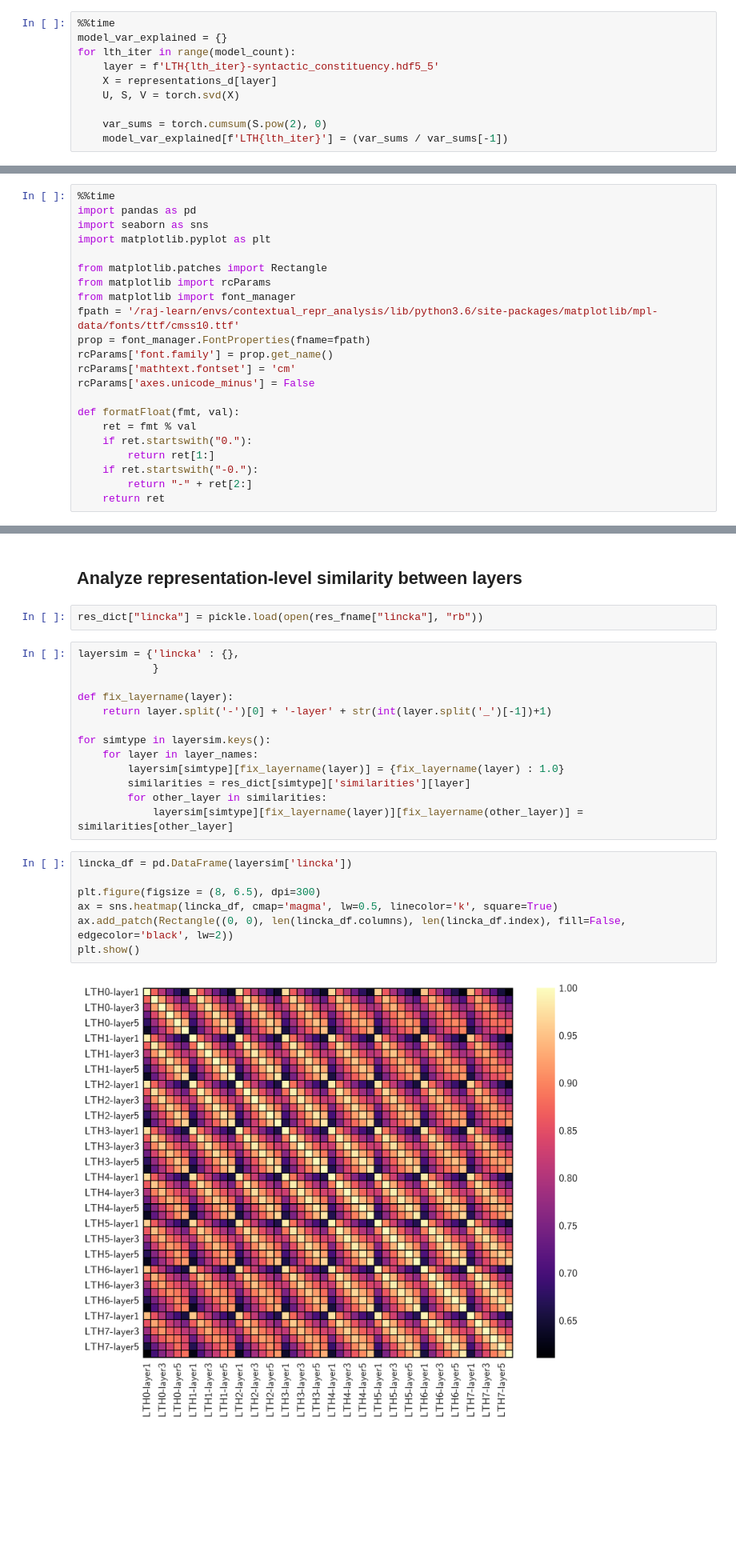
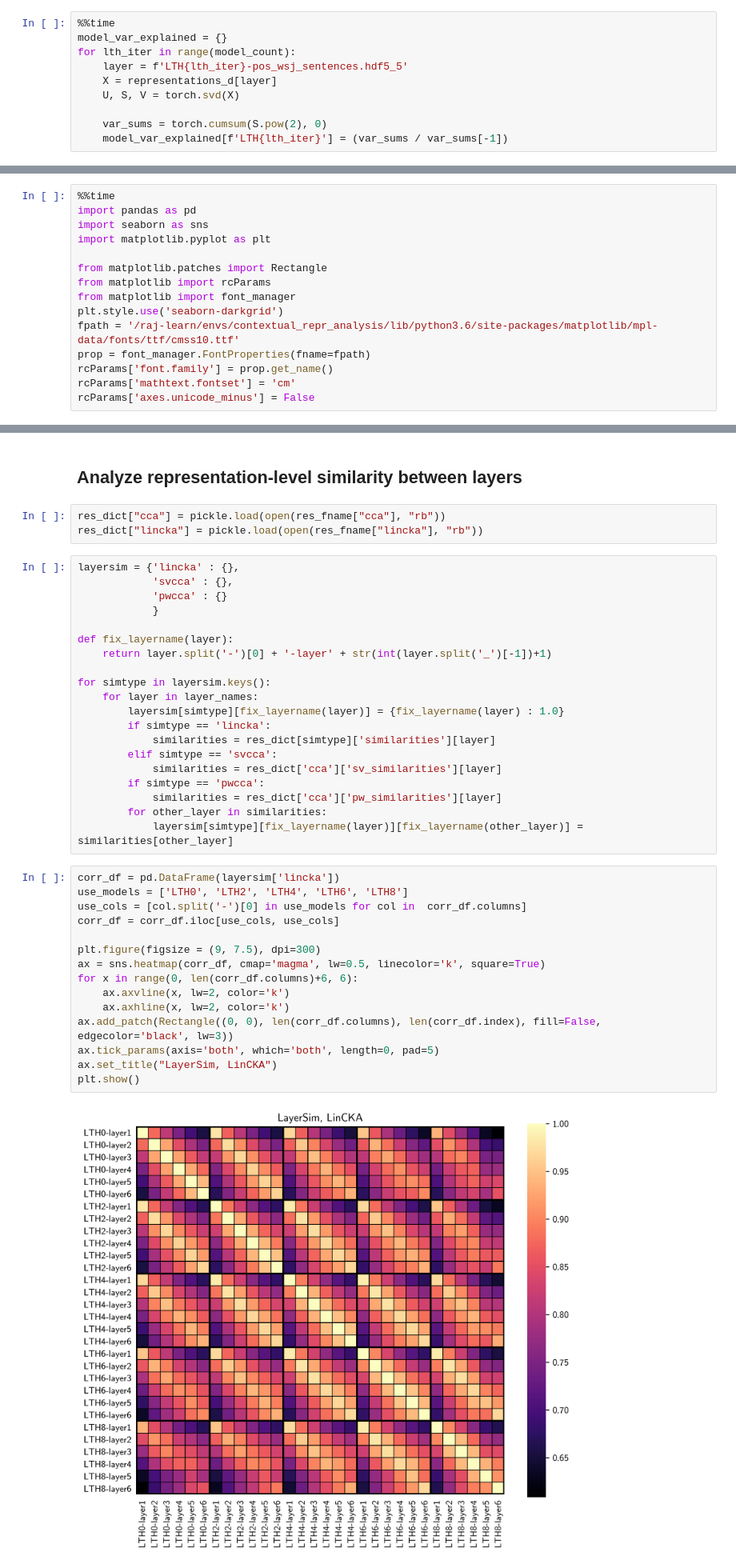
Before and after one commit to rmovva/lth-fairseq, a Jupyter notebook: analysis/analyze_representation_similarity.ipynb, the cells around one changed output, grey strips where cells are left out. Shown at 80% size. Drawn from its saved outputs; the diff is of its cells as text; blank space fills up the shorter version.

```diff
--- a/analysis/analyze_representation_similarity.ipynb
+++ b/analysis/analyze_representation_similarity.ipynb
@@ -202,7 +214,7 @@ display(topK_matched_neurons)
 %%time
 model_var_explained = {}
 for lth_iter in range(model_count):
-    layer = f'LTH{lth_iter}-syntactic_constituency.hdf5_5'
+    layer = f'LTH{lth_iter}-pos_wsj_sentences.hdf5_5'
     X = representations_d[layer]
     U, S, V = torch.svd(X)
 
@@ -237,17 +248,10 @@ import matplotlib.pyplot as plt
 from matplotlib.patches import Rectangle
 from matplotlib import rcParams
 from matplotlib import font_manager
+plt.style.use('seaborn-darkgrid')
 fpath = '/raj-learn/envs/contextual_repr_analysis/lib/python3.6/site-packages/matplotlib/mpl-data/fonts/ttf/cmss10.ttf'
 prop = font_manager.FontProperties(fname=fpath)
 rcParams['font.family'] = prop.get_name()
 rcParams['mathtext.fontset'] = 'cm'
 rcParams['axes.unicode_minus'] = False
-
-def formatFloat(fmt, val):
-    ret = fmt % val
-    if ret.startswith("0."):
-        return ret[1:]
-    if ret.startswith("-0."):
-        return "-" + ret[2:]
-    return ret
 # %% [output]
@@ -311,9 +326,12 @@ We know that higher layers tend to be more model-specific. These results seem to
 # %% [markdown]
 ## Analyze representation-level similarity between layers
 # %%
+res_dict["cca"] = pickle.load(open(res_fname["cca"], "rb"))
 res_dict["lincka"] = pickle.load(open(res_fname["lincka"], "rb"))
 # %%
 layersim = {'lincka' : {},
+            'svcca' : {},
+            'pwcca' : {}
             }
 
 def fix_layername(layer):
@@ -322,18 +340,31 @@ def fix_layername(layer):
 for simtype in layersim.keys():
     for layer in layer_names:
         layersim[simtype][fix_layername(layer)] = {fix_layername(layer) : 1.0}
-        similarities = res_dict[simtype]['similarities'][layer]
+        if simtype == 'lincka':
+            similarities = res_dict[simtype]['similarities'][layer]
+        elif simtype == 'svcca':
+            similarities = res_dict['cca']['sv_similarities'][layer]
+        if simtype == 'pwcca':
+            similarities = res_dict['cca']['pw_similarities'][layer]
         for other_layer in similarities:
             layersim[simtype][fix_layername(layer)][fix_layername(other_layer)] = similarities[other_layer]
 # %%
-lincka_df = pd.DataFrame(layersim['lincka'])
+corr_df = pd.DataFrame(layersim['lincka'])
+use_models = ['LTH0', 'LTH2', 'LTH4', 'LTH6', 'LTH8']
+use_cols = [col.split('-')[0] in use_models for col in  corr_df.columns]
+corr_df = corr_df.iloc[use_cols, use_cols]
 
-plt.figure(figsize = (8, 6.5), dpi=300)
-ax = sns.heatmap(lincka_df, cmap='magma', lw=0.5, linecolor='k', square=True)
-ax.add_patch(Rectangle((0, 0), len(lincka_df.columns), len(lincka_df.index), fill=False, edgecolor='black', lw=2))
+plt.figure(figsize = (9, 7.5), dpi=300)
+ax = sns.heatmap(corr_df, cmap='magma', lw=0.5, linecolor='k', square=True)
+for x in range(0, len(corr_df.columns)+6, 6):
+    ax.axvline(x, lw=2, color='k')
+    ax.axhline(x, lw=2, color='k')
+ax.add_patch(Rectangle((0, 0), len(corr_df.columns), len(corr_df.index), fill=False, edgecolor='black', lw=3))
+ax.tick_params(axis='both', which='both', length=0, pad=5)
+ax.set_title("LayerSim, LinCKA")
 plt.show()
 # %% [output]
-[figure, old version]
+[figure, new version]
 # %%
 layer_corrs_with_unpruned = {layer : [] for layer in ['layer' + str(i) for i in range(1, 7)]}
 for layer in layer_corrs_with_unpruned:
```
Also changed, not shown: parts of 21 cells of this notebook, 2 other files.
